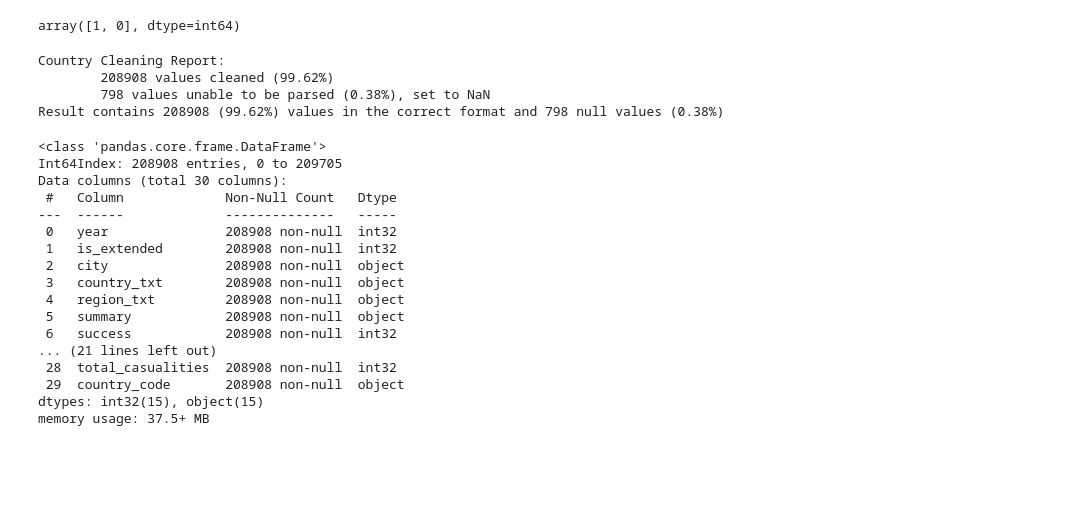
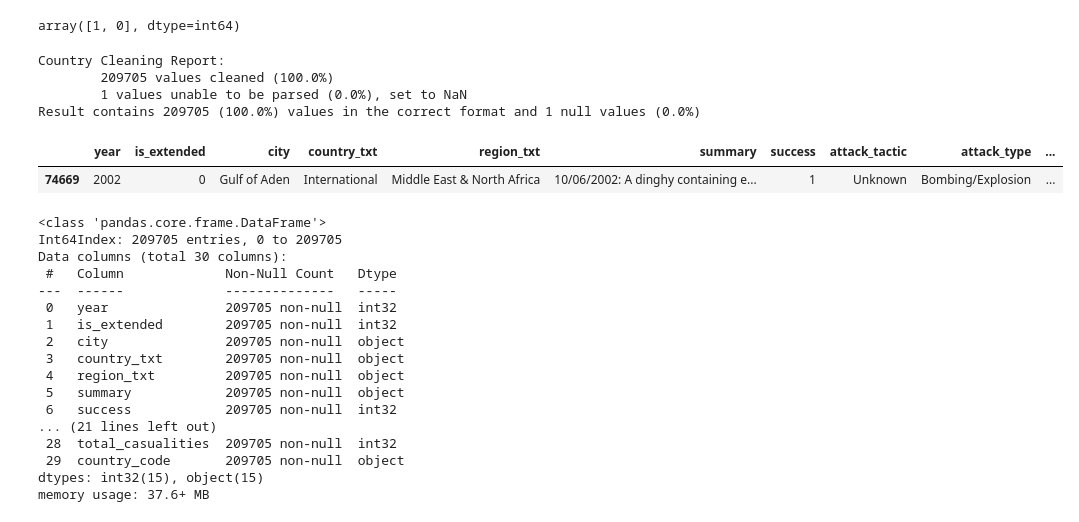
Before and after one commit to thanh309/dashboard-global-terrorism, a Jupyter notebook: code/clean_data.ipynb, the cells around one changed output. Saved outputs shown, nothing was run; the diff lists cells and outputs as text; code cells hidden in the pictures; blank space fills up the shorter version.

Commit message:
fix data

```diff
--- a/code/clean_data.ipynb
+++ b/code/clean_data.ipynb
@@ -140,36 +140,57 @@ cleaned_data = cleaned_data.astype({'year':'int', 'is_extended':'int', 'success'
 cleaned_data['weapon_type'] = cleaned_data['weapon_type'].replace({'Vehicle (not to include vehicle-borne explosives, i.e., car or truck bombs)':'Vehicle'})
 
 cleaned_data['attack_type'] = cleaned_data['attack_type'].replace({'Hostage Taking (Kidnapping)':'Kidnapping','Hostage Taking (Barricade Incident)':'Barricade Incident'})
+# %%
+cleaned_data['country_txt'] = cleaned_data['country_txt'].replace({
+    'East Germany (GDR)':'Germany',
+    'West Germany (FRG)':'Germany',
+    "People's Republic of the Congo":'Republic of the Congo',
+    'Yugoslavia':'Serbia',
+    'Serbia-Montenegro':'Serbia',
+
+
+    'Zaire':'Democratic Republic of the Congo',
+    'Czechoslovakia':'Czech Republic',
+    'New Hebrides':'Vanuatu',
+    'North Yemen':'Yemen',
+    'South Yemen':'Yemen',
+    'Rhodesia':'Zimbabwe'
+})
 # %%
 cleaned_data = clean_country(cleaned_data, 'country_txt', output_format='alpha-3')
 
 cleaned_data.rename(columns = {'country_txt_clean':'country_code'}, inplace = True)
 # %% [output]
 Country Cleaning Report:
-        208908 values cleaned (99.62%)
-        798 values unable to be parsed (0.38%), set to NaN
-Result contains 208908 (99.62%) values in the correct format and 798 null values (0.38%)
+        209705 values cleaned (100.0%)
+        1 values unable to be parsed (0.0%), set to NaN
+Result contains 209705 (100.0%) values in the correct format and 1 null values (0.0%)
+# %%
+cleaned_data.iloc[cleaned_data[(cleaned_data.isnull().sum(axis=1) >= 1)].index]
+# %% [output]
+|  | year | is_extended | city | country_txt | region_txt | summary | success | attack_tactic | attack_type | ... |
+| 74669 | 2002 | 0 | Gulf of Aden | International | Middle East & North Africa | 10/06/2002: A dinghy containing e... | 1 | Unknown | Bombing/Explosion | ... |
 # %%
 cleaned_data = cleaned_data.dropna()
 # %%
 cleaned_data.info()
 # %% [output]
 <class 'pandas.core.frame.DataFrame'>
-Int64Index: 208908 entries, 0 to 209705
+Int64Index: 209705 entries, 0 to 209705
 Data columns (total 30 columns):
  #   Column             Non-Null Count   Dtype
 ---  ------             --------------   -----
- 0   year               208908 non-null  int32
- 1   is_extended        208908 non-null  int32
- 2   city               208908 non-null  object
- 3   country_txt        208908 non-null  object
- 4   region_txt         208908 non-null  object
- 5   summary            208908 non-null  object
- 6   success            208908 non-null  int32
+ 0   year               209705 non-null  int32
+ 1   is_extended        209705 non-null  int32
+ 2   city               209705 non-null  object
+ 3   country_txt        209705 non-null  object
+ 4   region_txt         209705 non-null  object
+ 5   summary            209705 non-null  object
+ 6   success            209705 non-null  int32
 ... (21 lines left out)
- 28  total_casualities  208908 non-null  int32
- 29  country_code       208908 non-null  object
+ 28  total_casualities  209705 non-null  int32
+ 29  country_code       209705 non-null  object
 dtypes: int32(15), object(15)
-memory usage: 37.5+ MB
+memory usage: 37.6+ MB
 # %%
 cleaned_data.to_pickle('assets/cleaned_data.pkl')
```
Also changed, not shown: 2 other files.
